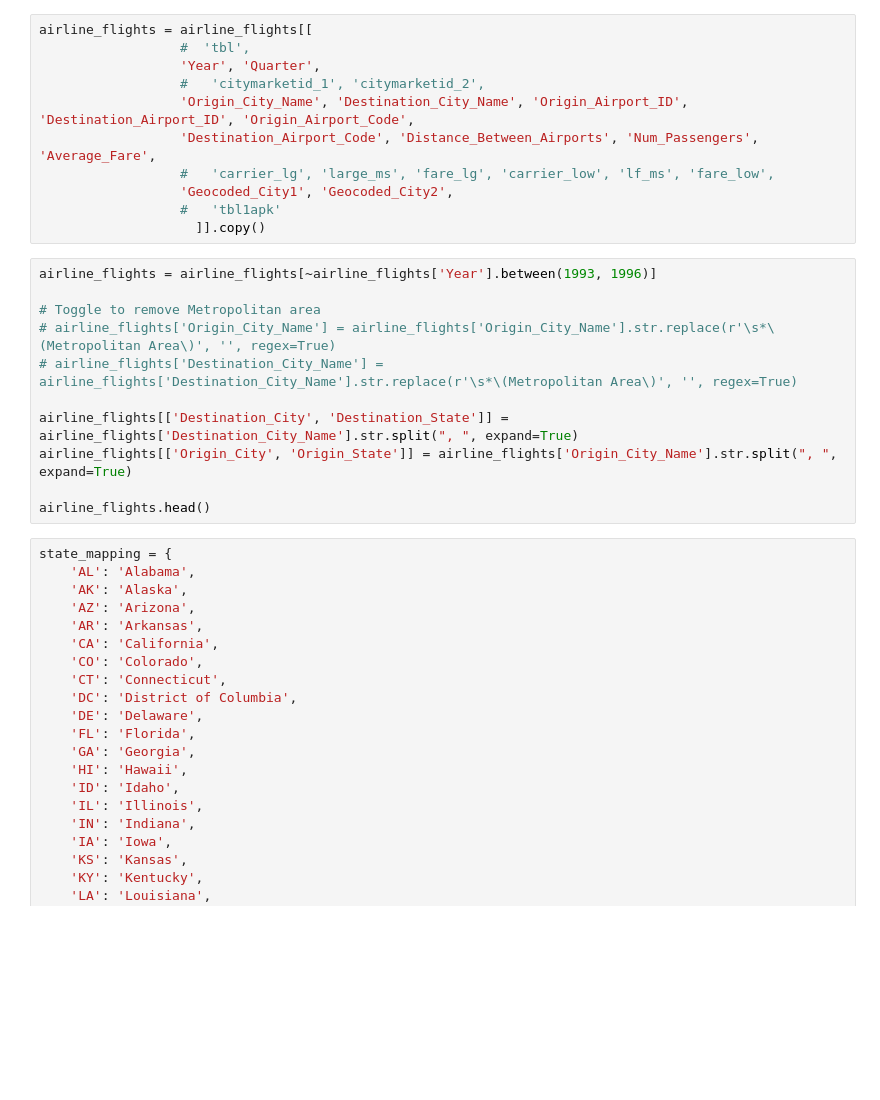
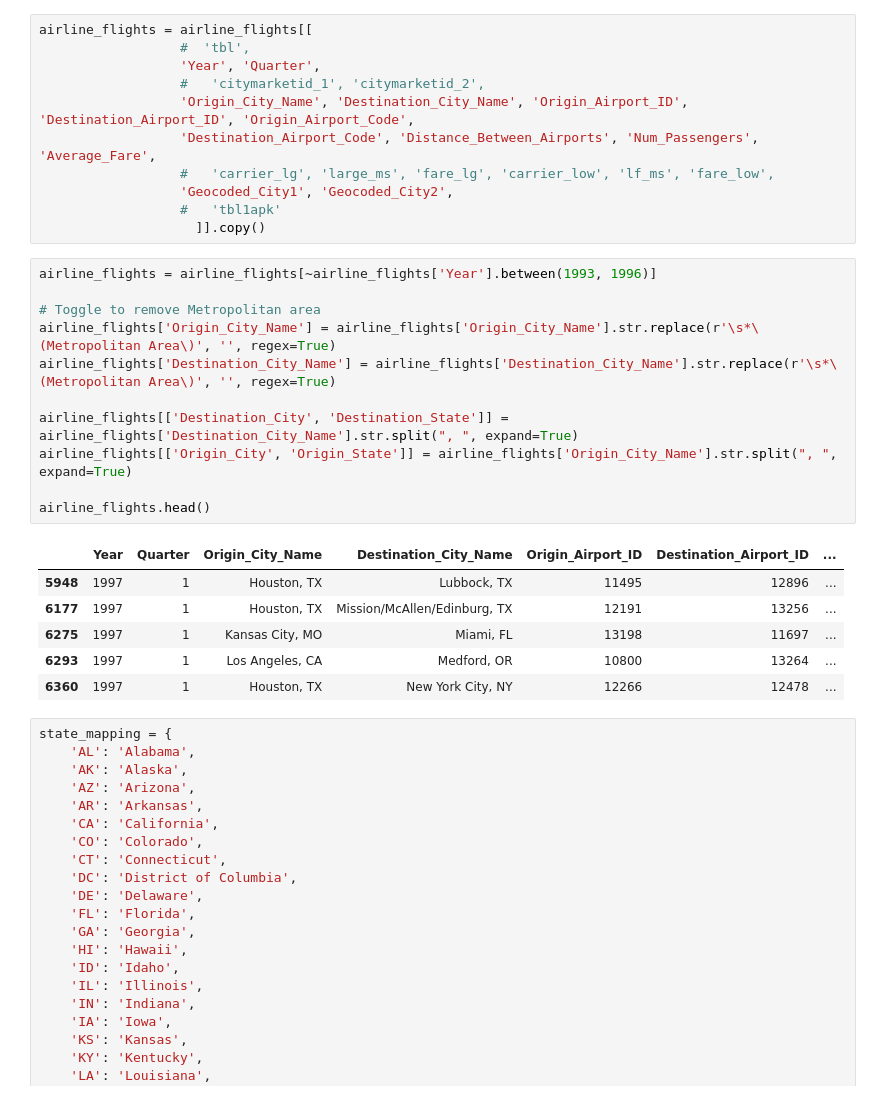
Before and after one commit to cosmopaladin/project-1, a Jupyter notebook: project1.ipynb, the cells around one changed output. Saved outputs shown, nothing was run; the diff lists cells and outputs as text; blank space fills up the shorter version.

Commit message:
created new dataframe to graph

```diff
--- a/project1.ipynb
+++ b/project1.ipynb
@@ -65,14 +72,21 @@ airline_flights = airline_flights[[
 # %%
 airline_flights = airline_flights[~airline_flights['Year'].between(1993, 1996)]
 
 # Toggle to remove Metropolitan area
-# airline_flights['Origin_City_Name'] = airline_flights['Origin_City_Name'].str.replace(r'\s*\(Metropolitan Area\)', '', regex=True)
-# airline_flights['Destination_City_Name'] = airline_flights['Destination_City_Name'].str.replace(r'\s*\(Metropolitan Area\)', '', regex=True)
+airline_flights['Origin_City_Name'] = airline_flights['Origin_City_Name'].str.replace(r'\s*\(Metropolitan Area\)', '', regex=True)
+airline_flights['Destination_City_Name'] = airline_flights['Destination_City_Name'].str.replace(r'\s*\(Metropolitan Area\)', '', regex=True)
 
 airline_flights[['Destination_City', 'Destination_State']] = airline_flights['Destination_City_Name'].str.split(", ", expand=True)
 airline_flights[['Origin_City', 'Origin_State']] = airline_flights['Origin_City_Name'].str.split(", ", expand=True)
 
 airline_flights.head()
+# %% [output]
+|  | Year | Quarter | Origin_City_Name | Destination_City_Name | Origin_Airport_ID | Destination_Airport_ID | ... |
+| 5948 | 1997 | 1 | Houston, TX | Lubbock, TX | 11495 | 12896 | ... |
+| 6177 | 1997 | 1 | Houston, TX | Mission/McAllen/Edinburg, TX | 12191 | 13256 | ... |
+| 6275 | 1997 | 1 | Kansas City, MO | Miami, FL | 13198 | 11697 | ... |
+| 6293 | 1997 | 1 | Los Angeles, CA | Medford, OR | 10800 | 13264 | ... |
+| 6360 | 1997 | 1 | Houston, TX | New York City, NY | 12266 | 12478 | ... |
 # %%
 state_mapping = {
     'AL': 'Alabama',
```
Also changed, not shown: parts of 6 cells of this notebook.
